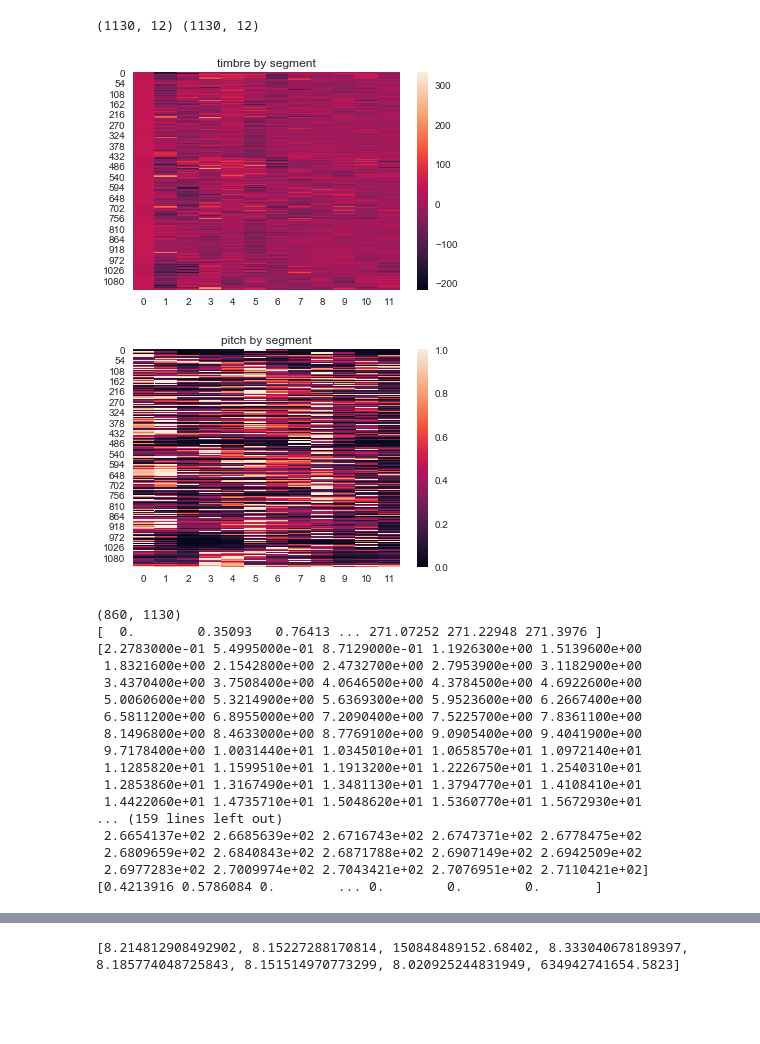
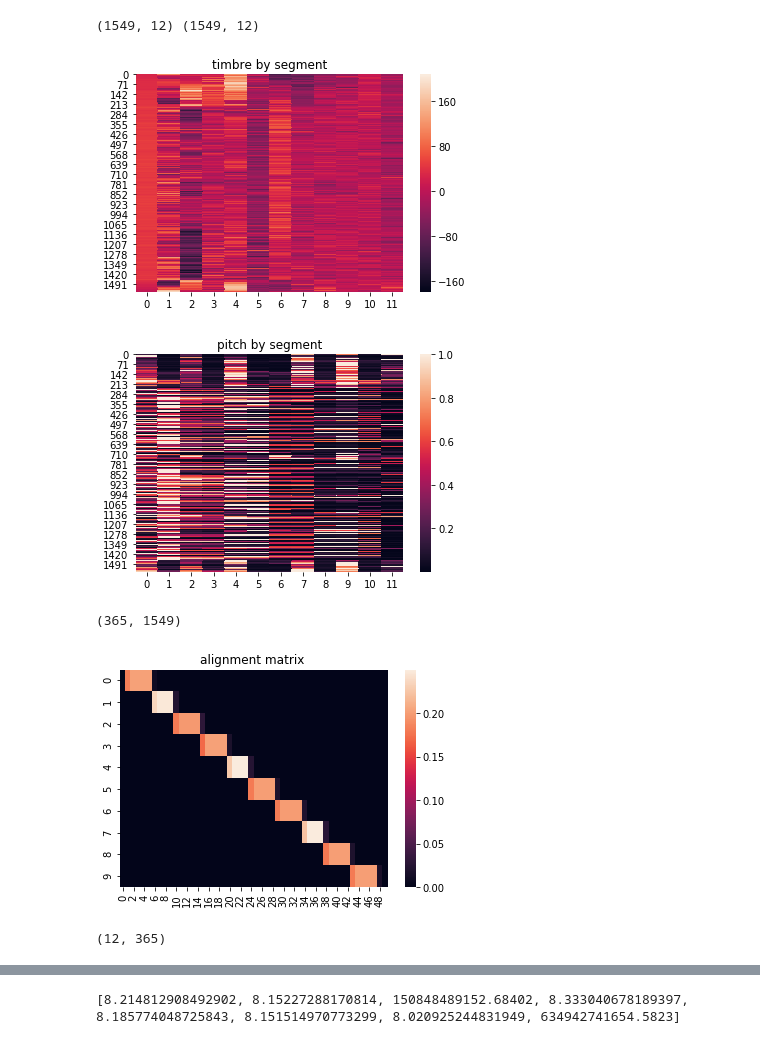
Before and after one commit to katejung/CSE546MSD, a Jupyter notebook: Kate/Preprocessing.ipynb, the cells around one changed output, grey strips where cells are left out. Cells and saved outputs as stored; diff of their text form; code cells hidden in the pictures; blank space fills up the shorter version.

```diff
--- a/Kate/Preprocessing.ipynb
+++ b/Kate/Preprocessing.ipynb
@@ -12,46 +165,37 @@ import seaborn as sb
 # %%
-sample_h5 = '/Users/sw_k_jung/Google Drive/Cloud/CSE546/data_train/C/G/Y/TRCGYOC128F931E689.h5'
+sample_h5 = '/Users/sw_k_jung/Google Drive/Cloud/CSE546/data_train/C/G/Y/TRCGYMC12903CA5752.h5'
 h5 = GETTERS.open_h5_file_read(sample_h5)
 timbre = GETTERS.get_segments_timbre(h5)
 pitch = GETTERS.get_segments_pitches(h5)
 segstarts = GETTERS.get_segments_start(h5)
 btstarts = GETTERS.get_beats_start(h5)
 duration = GETTERS.get_duration(h5)
 
 bttimbre = get_bttimbre(h5)
 h5.close()
 print(timbre.shape, pitch.shape)
 fig = plt.gcf()
 sb.heatmap(timbre)
 plt.title('timbre by segment')
 plt.show()
 sb.heatmap(pitch)
 plt.title('pitch by segment')
 plt.show()
 
 warpmat = get_time_warp_matrix(segstarts, btstarts, duration)
 print(warpmat.shape)
-print(segstarts)
-print(btstarts)
-print(warpmat[0])
+sb.heatmap(warpmat[0:10,0:50])
+plt.title('alignment matrix ')
+plt.show()
+
+print(bttimbre.shape)
+sb.heatmap(bttimbre)
+plt.title('timbre by beat')
+plt.show()
 # %% [output]
-(1130, 12) (1130, 12)
+(1549, 12) (1549, 12)
-[figure, old version]
+[figure, new version]
-[figure, old version]
+[figure, new version]
-(860, 1130)
-[  0.        0.35093   0.76413 ... 271.07252 271.22948 271.3976 ]
-[2.2783000e-01 5.4995000e-01 8.7129000e-01 1.1926300e+00 1.5139600e+00
- 1.8321600e+00 2.1542800e+00 2.4732700e+00 2.7953900e+00 3.1182900e+00
- 3.4370400e+00 3.7508400e+00 4.0646500e+00 4.3784500e+00 4.6922600e+00
- 5.0060600e+00 5.3214900e+00 5.6369300e+00 5.9523600e+00 6.2667400e+00
- 6.5811200e+00 6.8955000e+00 7.2090400e+00 7.5225700e+00 7.8361100e+00
- 8.1496800e+00 8.4633000e+00 8.7769100e+00 9.0905400e+00 9.4041900e+00
- 9.7178400e+00 1.0031440e+01 1.0345010e+01 1.0658570e+01 1.0972140e+01
- 1.1285820e+01 1.1599510e+01 1.1913200e+01 1.2226750e+01 1.2540310e+01
- 1.2853860e+01 1.3167490e+01 1.3481130e+01 1.3794770e+01 1.4108410e+01
- 1.4422060e+01 1.4735710e+01 1.5048620e+01 1.5360770e+01 1.5672930e+01
-... (159 lines left out)
- 2.6654137e+02 2.6685639e+02 2.6716743e+02 2.6747371e+02 2.6778475e+02
- 2.6809659e+02 2.6840843e+02 2.6871788e+02 2.6907149e+02 2.6942509e+02
- 2.6977283e+02 2.7009974e+02 2.7043421e+02 2.7076951e+02 2.7110421e+02]
-[0.4213916 0.5786084 0.        ... 0.        0.        0.       ]
+(365, 1549)
+[figure, added]
+(12, 365)
```
Also changed, not shown: parts of 16 cells of this notebook, 24 other files.
